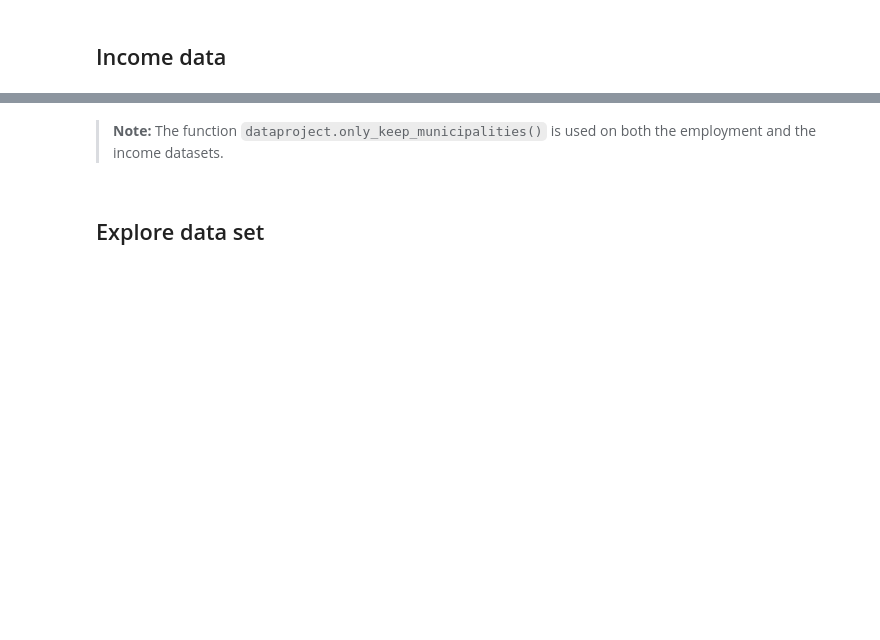
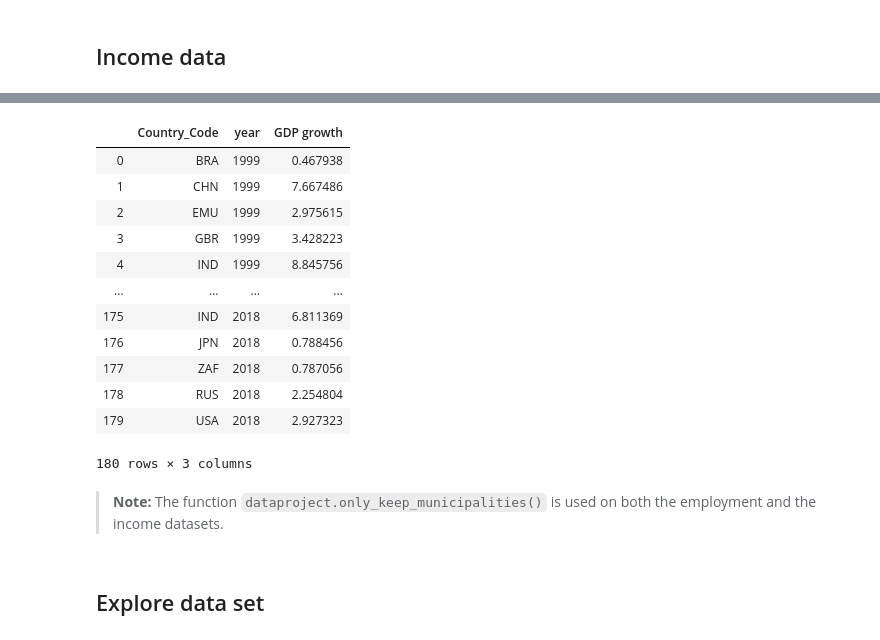
Before and after one commit to NumEconCopenhagen/projects-2020-matrixgymnasterne, a Jupyter notebook: dataproject/dataproject.ipynb, the cells around one changed output, grey strips where cells are left out. Cells and saved outputs as stored; diff of their text form; code cells hidden in the pictures; blank space fills up the shorter version.

```diff
--- a/dataproject/dataproject.ipynb
+++ b/dataproject/dataproject.ipynb
@@ -92,23 +112,39 @@ empl_long.head()
 # %%
 # a. load
-inc = pd.read_excel('INDKP101.xlsx', skiprows=2)
+gdpg = pd.read_excel('BNPVÆKST.xls', skiprows=3, index_col=0)
 
 # b. drop and rename columns
-inc.drop([f'Unnamed: {i}' for i in range(3)], axis=1, inplace=True)
-inc.rename(columns = {'Unnamed: 3':'municipality'}, inplace=True)
+#gdpg.drop(drop_these, axis=1, inplace=True)
+gdpg.drop(gdpg.loc[:, 'Indicator Name':'1998'].columns, axis = 1, inplace=True)
+gdpg.drop(['2019'], axis=1, inplace=True)
+gdpg.rename(columns = {'Country Code':'Country_Code'}, inplace=True)
+# d. remove non-municipalities
+#inc = dataproject.only_keep_municipalities(inc)
 
-# c. drop rows with missing
-inc.dropna(inplace=True)
-
-# d. remove non-municipalities
-inc = dataproject.only_keep_municipalities(inc)
+gdpg2 = gdpg.loc[c_list,]
+gdpg2.head(9)
 
 # e. convert to long
-inc.rename(columns = {str(i):f'income{i}' for i in range(1986,2018)}, inplace=True)
-inc_long = pd.wide_to_long(inc, stubnames='income', i='municipality', j='year').reset_index()
+gdpg2.rename(columns = {str(i):f'GDP growth{i}' for i in range(1999,2019)}, inplace=True)
+
+gdpg2_long = pd.wide_to_long(gdpg2, stubnames='GDP growth', i='Country_Code', j='year').reset_index()
 
 # f. show
-inc_long.head(5)
+gdpg2_long.head(1000)
+# %% [output]
+|  | Country_Code | year | GDP growth |
+| 0 | BRA | 1999 | 0.467938 |
+| 1 | CHN | 1999 | 7.667486 |
+| 2 | EMU | 1999 | 2.975615 |
+| 3 | GBR | 1999 | 3.428223 |
+| 4 | IND | 1999 | 8.845756 |
+| ... | ... | ... | ... |
+| 175 | IND | 2018 | 6.811369 |
+| 176 | JPN | 2018 | 0.788456 |
+| 177 | ZAF | 2018 | 0.787056 |
+| 178 | RUS | 2018 | 2.254804 |
+| 179 | USA | 2018 | 2.927323 |
+180 rows × 3 columns
 # %% [markdown]
 > **Note:** The function ``dataproject.only_keep_municipalities()`` is used on both the employment and the income datasets.
 # %% [markdown]
```
Also changed, not shown: parts of 7 cells of this notebook.
